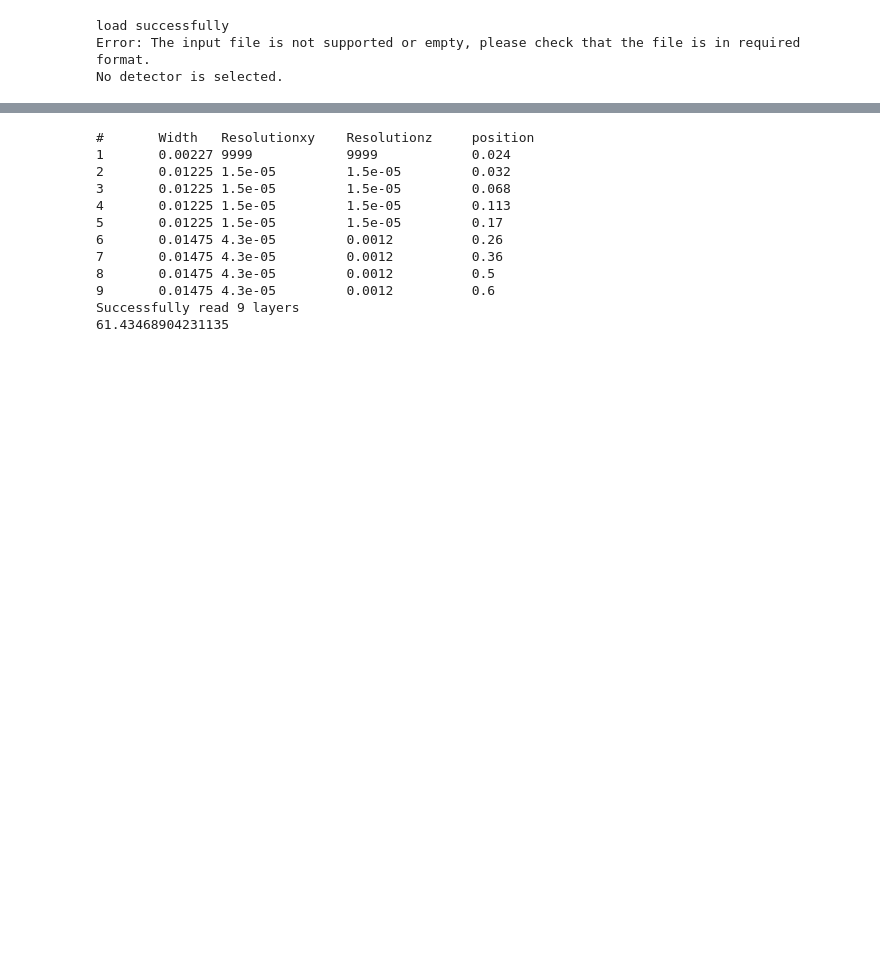
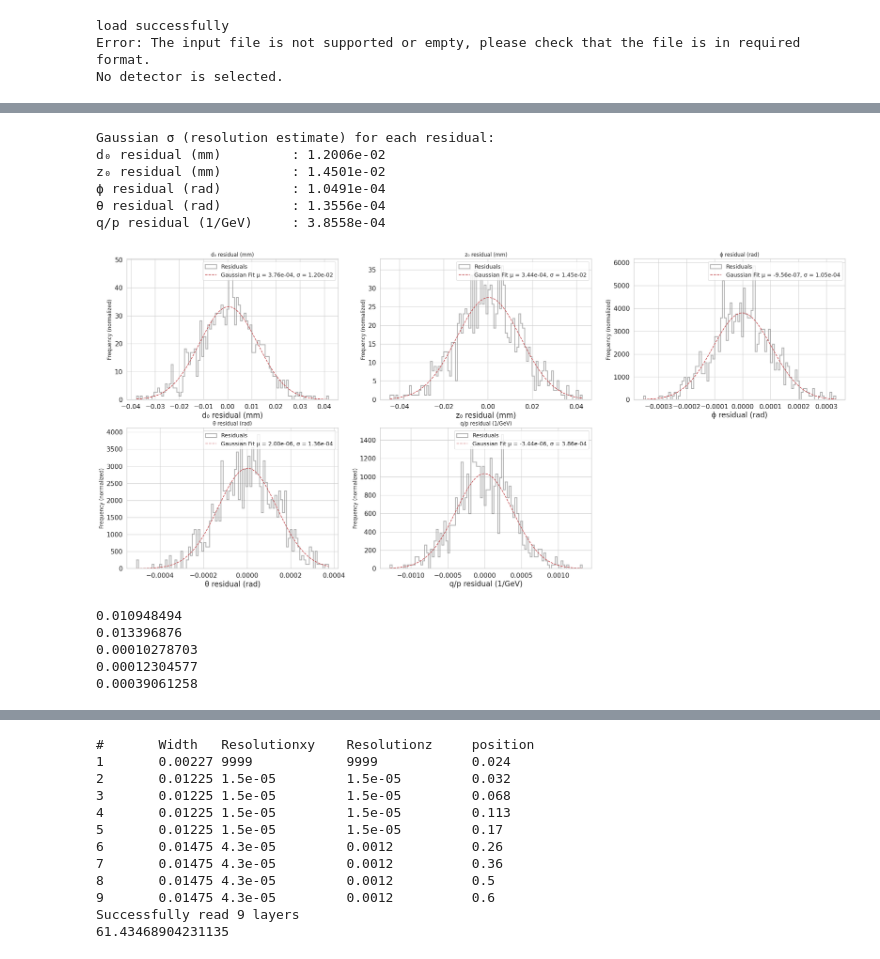
Before and after one commit to dlai211/iris-hep-log, a Jupyter notebook: TrackingResolution-3.0/TrackingResolution-3.0/trackingerror.py.ipynb, the cells around one changed output, grey strips where cells are left out. Saved outputs shown, nothing was run; the diff lists cells and outputs as text; code cells hidden in the pictures; blank space fills up the shorter version.

```diff
--- a/TrackingResolution-3.0/TrackingResolution-3.0/trackingerror.py.ipynb
+++ b/TrackingResolution-3.0/TrackingResolution-3.0/trackingerror.py.ipynb
@@ -315,0 +469,65 @@ No detector is selected.
+# %%
+arrays = tree.arrays([
+    "res_eLOC0_fit",
+    "res_eLOC1_fit",
+    "res_ePHI_fit",
+    "res_eTHETA_fit",
+    "res_eQOP_fit"
+], library="ak")
+
+flat = {field: ak.flatten(arrays[field]) for field in arrays.fields}
+
+labels = {
+    "res_eLOC0_fit": "d₀ residual (mm)",
+    "res_eLOC1_fit": "z₀ residual (mm)",
+    "res_ePHI_fit": "ϕ residual (rad)",
+    "res_eTHETA_fit": "θ residual (rad)",
+    "res_eQOP_fit": "q/p residual (1/GeV)"
+}
+
+# Store fit results
+fit_results = {}
+
+plt.figure(figsize=(30, 13))
+for key, data in flat.items():
+    data = data[~np.isnan(data)]  # Remove NaNs
+
+    mu, sigma = norm.fit(data)
+    fit_results[key] = sigma
+
+    plt.subplot(231 + list(fit_results.keys()).index(key))
+    counts, bins, _ = plt.hist(data, bins=100, histtype='step', linewidth=2, density=True, alpha=0.6, color='gray', label='Residuals')
+
+    x = np.linspace(bins[0], bins[-1], 1000)
+    plt.plot(x, norm.pdf(x, mu, sigma), 'r--', label=f'Gaussian Fit μ = {mu:.2e}, σ = {sigma:.2e}')
+
+    plt.title(labels[key])
+    plt.xlabel(labels[key])
+    plt.ylabel("Frequency (normalized)", fontsize=12)
+    plt.legend()
+    plt.grid(True)
+    # plt.tight_layout()
+    # plt.show()
+
+print("\nGaussian σ (resolution estimate) for each residual:")
+for key, sigma in fit_results.items():
+    print(f"{labels[key]:<25}: {sigma:.4e}")
+# %% [output]
+Gaussian σ (resolution estimate) for each residual:
+d₀ residual (mm)         : 1.2006e-02
+z₀ residual (mm)         : 1.4501e-02
+ϕ residual (rad)         : 1.0491e-04
+θ residual (rad)         : 1.3556e-04
+q/p residual (1/GeV)     : 3.8558e-04
+[figure, added]
+# %%
+for key, data in flat.items():
+    data = data[~np.isnan(data)]
+    mu, sigma = norm.fit(data)
+    print(fit_results[key])
+# %% [output]
+0.010948494
+0.013396876
+0.00010278703
+0.00012304577
+0.00039061258
```
Also changed, not shown: parts of 12 cells of this notebook, 3 other files.
